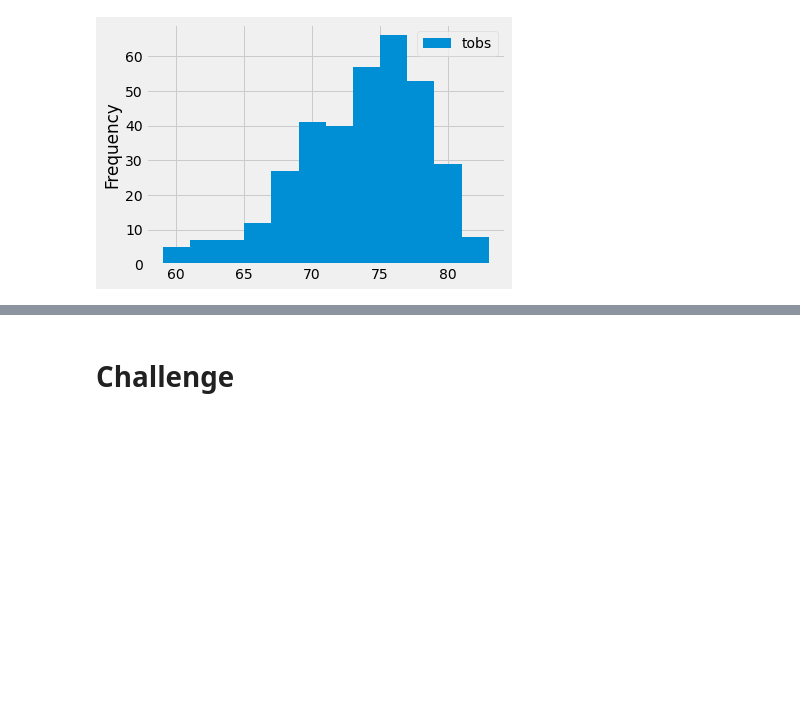
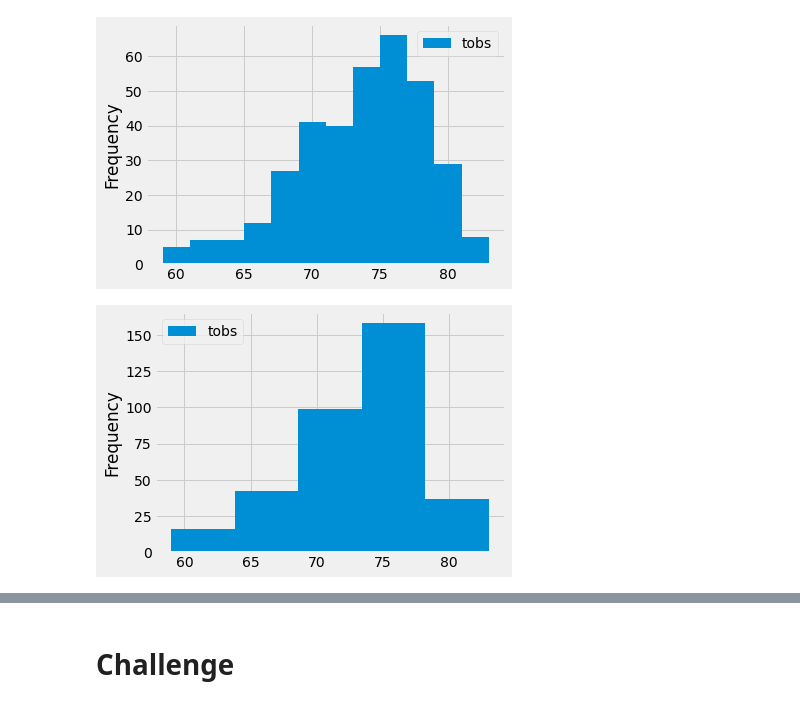
Before and after one commit to amonjaras/surfs_up, a Jupyter notebook: climate_analysis.ipynb, the cells around one changed output, grey strips where cells are left out. Drawn from its saved outputs; the diff is of its cells as text; code cells hidden in the pictures; blank space fills up the shorter version.

Commit message:
plot skill drill

```diff
--- a/climate_analysis.ipynb
+++ b/climate_analysis.ipynb
@@ -126,3 +126,9 @@ df.plot.hist(bins = 12)
 plt.tight_layout()
 # %% [output]
 [figure]
+# %%
+# skill drill bins in plot to 5
+df.plot.hist(bins = 5)
+plt.tight_layout()
+# %% [output]
+[figure, added]
```
Also changed, not shown: parts of 1 cell of this notebook.
